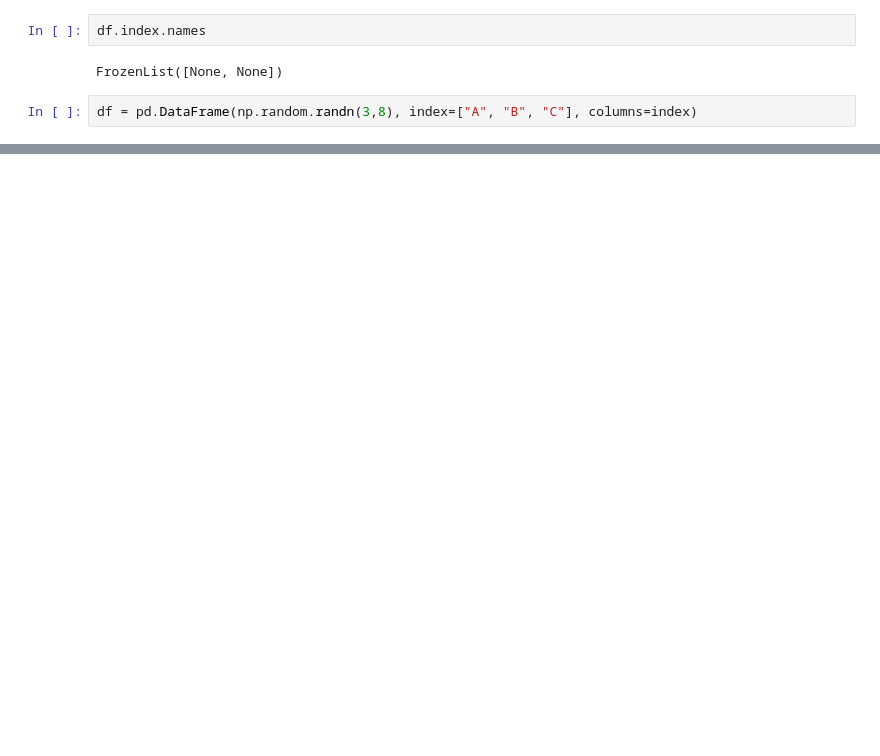
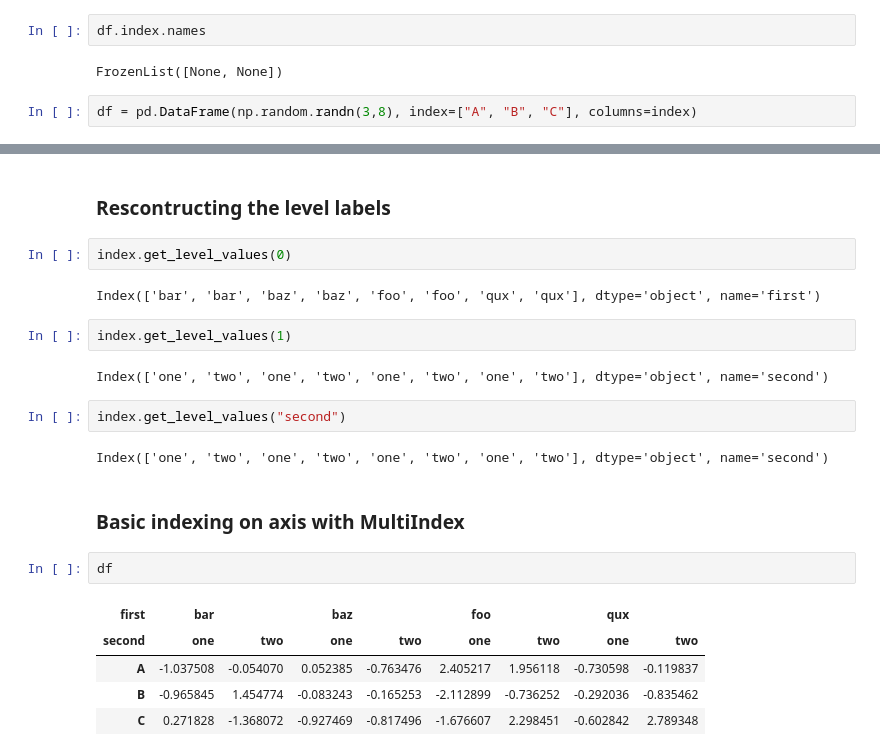
Before and after one commit to shizidushu/pandas-docs-coding-notebook, a Jupyter notebook: multiindex-advanced-indexing.ipynb, the cells around one changed output, grey strips where cells are left out. Drawn from its saved outputs; the diff is of its cells as text; blank space fills up the shorter version.

```diff
--- a/multiindex-advanced-indexing.ipynb
+++ b/multiindex-advanced-indexing.ipynb
@@ -138,0 +179,24 @@ df
+# %% [markdown]
+### Rescontructing the level labels
+# %%
+index.get_level_values(0)
+# %% [output]
+Index(['bar', 'bar', 'baz', 'baz', 'foo', 'foo', 'qux', 'qux'], dtype='object', name='first')
+# %%
+index.get_level_values(1)
+# %% [output]
+Index(['one', 'two', 'one', 'two', 'one', 'two', 'one', 'two'], dtype='object', name='second')
+# %%
+index.get_level_values("second")
+# %% [output]
+Index(['one', 'two', 'one', 'two', 'one', 'two', 'one', 'two'], dtype='object', name='second')
+# %% [markdown]
+### Basic indexing on axis with MultiIndex
+# %%
+df
+# %% [output]
+| first | bar |  | baz |  | foo |  | qux |  |
+| second | one | two | one | two | one | two | one | two |
+| A | -1.037508 | -0.054070 | 0.052385 | -0.763476 | 2.405217 | 1.956118 | -0.730598 | -0.119837 |
+| B | -0.965845 | 1.454774 | -0.083243 | -0.165253 | -2.112899 | -0.736252 | -0.292036 | -0.835462 |
+| C | 0.271828 | -1.368072 | -0.927469 | -0.817496 | -1.676607 | 2.298451 | -0.602842 | 2.789348 |
```
Also changed, not shown: parts of 61 cells of this notebook.
